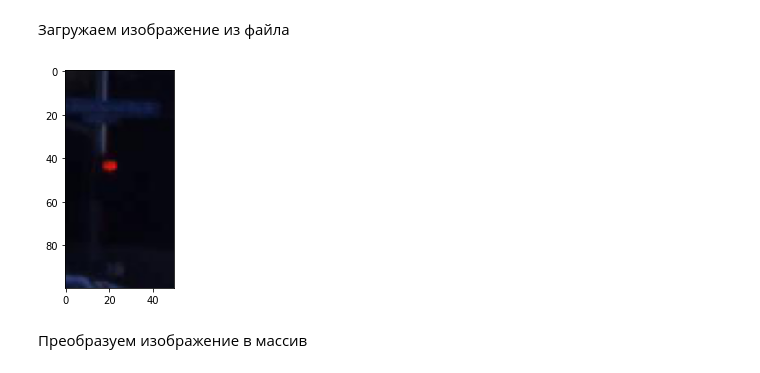
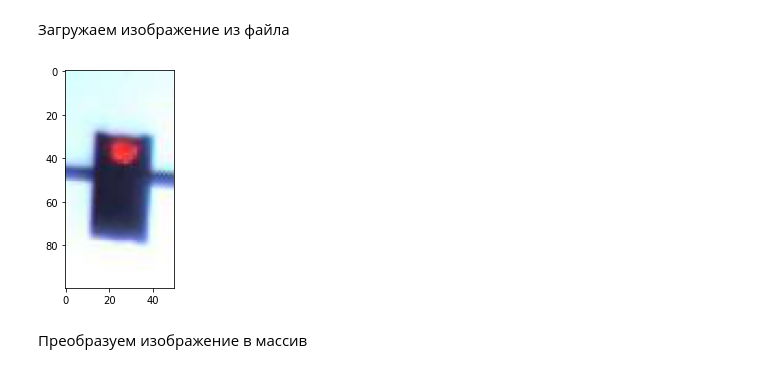
Before and after one commit to svwk/hackathon1, a Jupyter notebook: ml_engineering.ipynb, the cells around one changed output. Cells and saved outputs as stored; diff of their text form; code cells hidden in the pictures.

```diff
--- a/ml_engineering.ipynb
+++ b/ml_engineering.ipynb
@@ -210,12 +210,12 @@ class_names
 # %% [markdown]
 Загружаем изображение из файла
 # %%
-img_path = f'{test_path}/red/dayClip11--145.jpg'
+img_path = f'{test_path}/red/red_223.jpg'
 img = image.load_img(img_path, target_size=(100, 50))
 plt.imshow(img)
 plt.show()
 # %% [output]
-[figure, old version]
+[figure, new version]
 # %% [markdown]
 Преобразуем изображение в массив
 # %%
```
Also changed, not shown: parts of 9 cells of this notebook.
